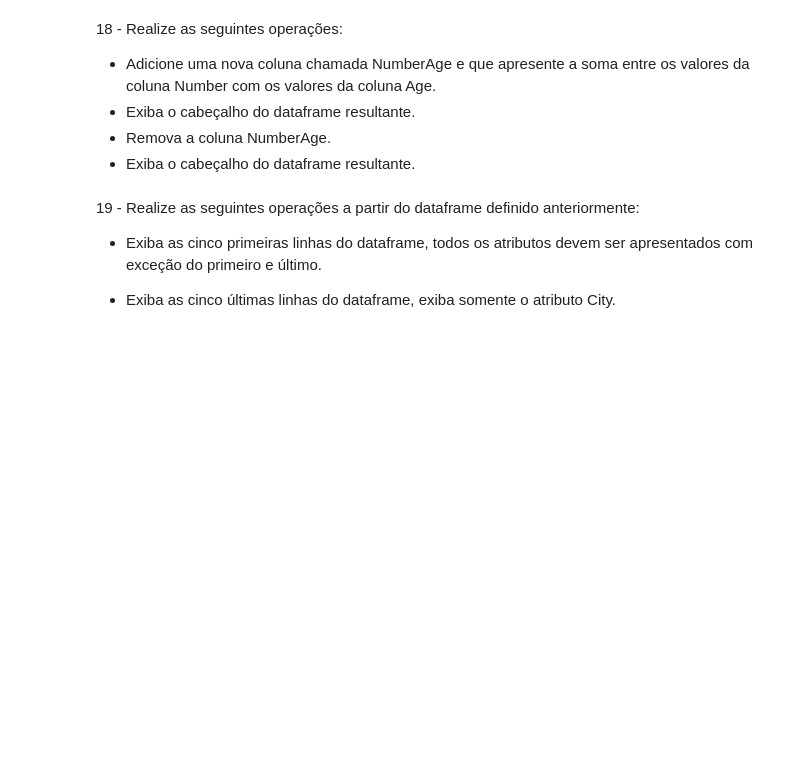
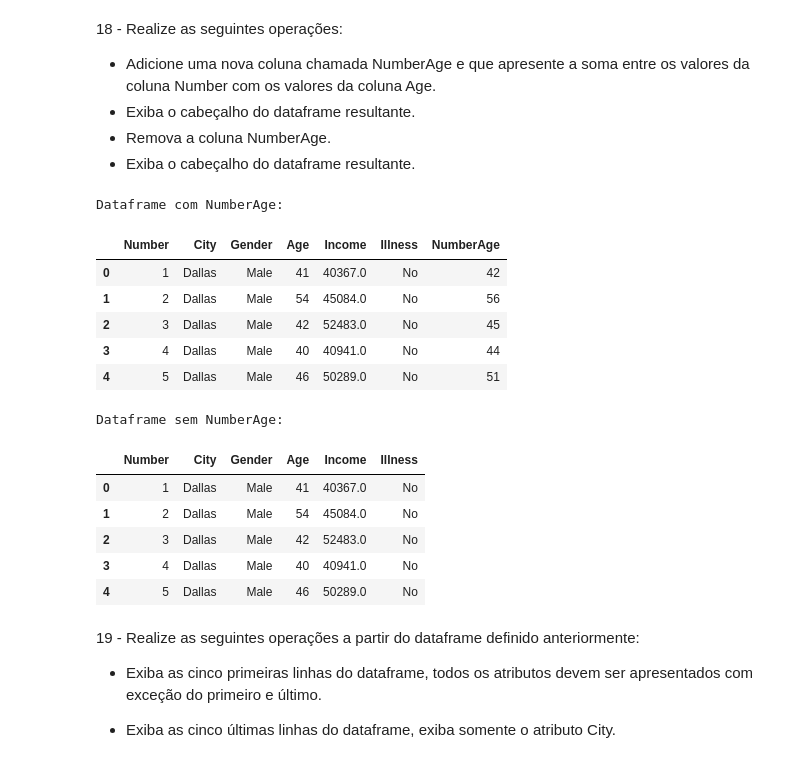
Before and after one commit to ArthurF36/Python_Atv_Pandas, a Jupyter notebook: Notebook/Exercicios_Pandas_Perguntas.ipynb, the cells around one changed output. Cells and saved outputs as stored; diff of their text form; code cells hidden in the pictures; blank space fills up the shorter version.

```diff
--- a/Notebook/Exercicios_Pandas_Perguntas.ipynb
+++ b/Notebook/Exercicios_Pandas_Perguntas.ipynb
@@ -284,3 +282,33 @@ df.head()
+# %%
+# Insira a resposta abaixo.
+# Passo 1
+df['NumberAge'] = df['Number'] + df['Age']
+
+# Passo 2
+print("Dataframe com NumberAge:")
+display(df.head())
+
+# Passo 3
+df = df.drop(columns = 'NumberAge')
+
+# Passo 4
+print("Dataframe sem NumberAge:")
+display(df.head())
+# %% [output]
+Dataframe com NumberAge:
+|  | Number | City | Gender | Age | Income | Illness | NumberAge |
+| 0 | 1 | Dallas | Male | 41 | 40367.0 | No | 42 |
+| 1 | 2 | Dallas | Male | 54 | 45084.0 | No | 56 |
+| 2 | 3 | Dallas | Male | 42 | 52483.0 | No | 45 |
+| 3 | 4 | Dallas | Male | 40 | 40941.0 | No | 44 |
+| 4 | 5 | Dallas | Male | 46 | 50289.0 | No | 51 |
+Dataframe sem NumberAge:
+|  | Number | City | Gender | Age | Income | Illness |
+| 0 | 1 | Dallas | Male | 41 | 40367.0 | No |
+| 1 | 2 | Dallas | Male | 54 | 45084.0 | No |
+| 2 | 3 | Dallas | Male | 42 | 52483.0 | No |
+| 3 | 4 | Dallas | Male | 40 | 40941.0 | No |
+| 4 | 5 | Dallas | Male | 46 | 50289.0 | No |
 # %% [markdown]
 19 - Realize as seguintes operações a partir do dataframe definido anteriormente:
 
```
Also changed, not shown: parts of 6 cells of this notebook.
